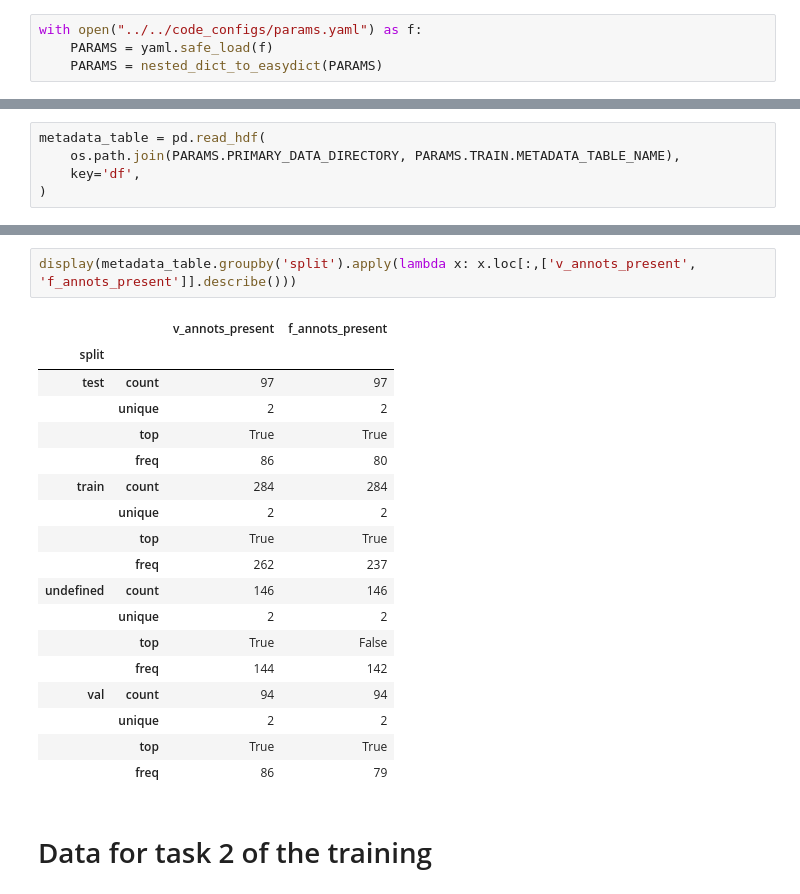
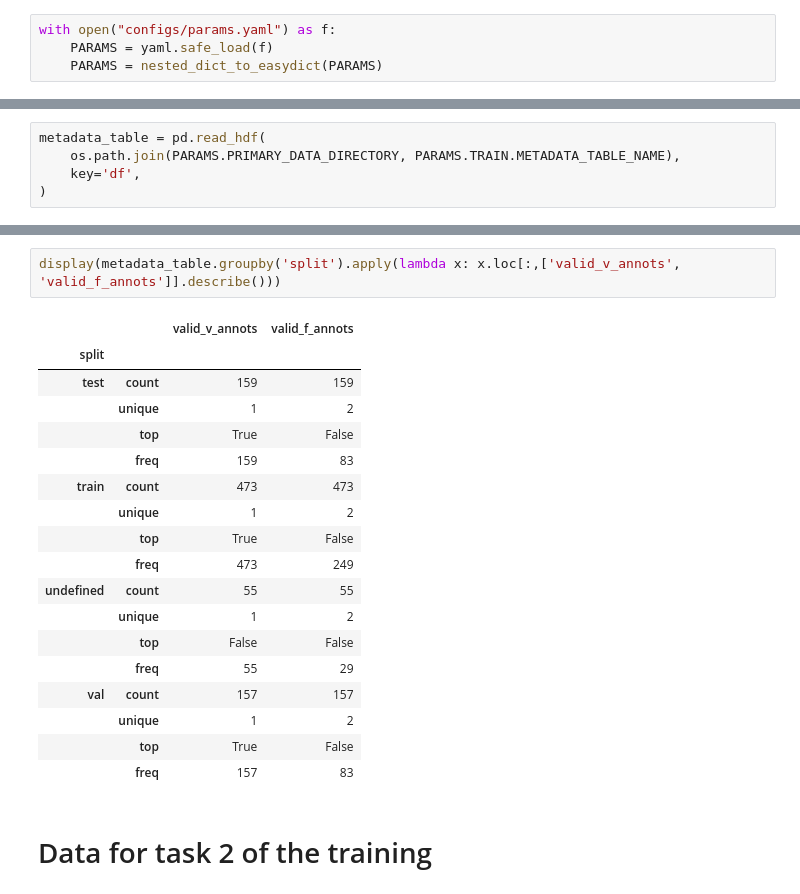
Before and after one commit to saeedmehrang/cvmt, a Jupyter notebook: notebooks/ml/data_loader_debugging.ipynb, the cells around one changed output, grey strips where cells are left out. Saved outputs shown, nothing was run; the diff lists cells and outputs as text.

```diff
--- a/notebooks/ml/data_loader_debugging.ipynb
+++ b/notebooks/ml/data_loader_debugging.ipynb
@@ -38,7 +55,7 @@ pd.set_option('display.max_columns', None)
 # %% [markdown]
 # load parameters
 # %%
-with open("../../code_configs/params.yaml") as f:
+with open("configs/params.yaml") as f:
     PARAMS = yaml.safe_load(f)
     PARAMS = nested_dict_to_easydict(PARAMS)
 # %%
@@ -74,24 +130,24 @@ metadata_table.describe()
 # %%
-display(metadata_table.groupby('split').apply(lambda x: x.loc[:,['v_annots_present', 'f_annots_present']].describe()))
+display(metadata_table.groupby('split').apply(lambda x: x.loc[:,['valid_v_annots', 'valid_f_annots']].describe()))
 # %% [output]
-|  |  | v_annots_present | f_annots_present |
+|  |  | valid_v_annots | valid_f_annots |
 | split |  |  |  |
-| test | count | 97 | 97 |
-|  | unique | 2 | 2 |
-|  | top | True | True |
-|  | freq | 86 | 80 |
-| train | count | 284 | 284 |
-|  | unique | 2 | 2 |
-|  | top | True | True |
-|  | freq | 262 | 237 |
-| undefined | count | 146 | 146 |
-|  | unique | 2 | 2 |
+| test | count | 159 | 159 |
+|  | unique | 1 | 2 |
 |  | top | True | False |
-|  | freq | 144 | 142 |
-| val | count | 94 | 94 |
-|  | unique | 2 | 2 |
-|  | top | True | True |
-|  | freq | 86 | 79 |
+|  | freq | 159 | 83 |
+| train | count | 473 | 473 |
+|  | unique | 1 | 2 |
+|  | top | True | False |
+|  | freq | 473 | 249 |
+| undefined | count | 55 | 55 |
+|  | unique | 1 | 2 |
+|  | top | False | False |
+|  | freq | 55 | 29 |
+| val | count | 157 | 157 |
+|  | unique | 1 | 2 |
+|  | top | True | False |
+|  | freq | 157 | 83 |
 # %% [markdown]
 # Data for task 2 of the training
 # %%
```
Also changed, not shown: parts of 25 cells of this notebook, 2 other files.
